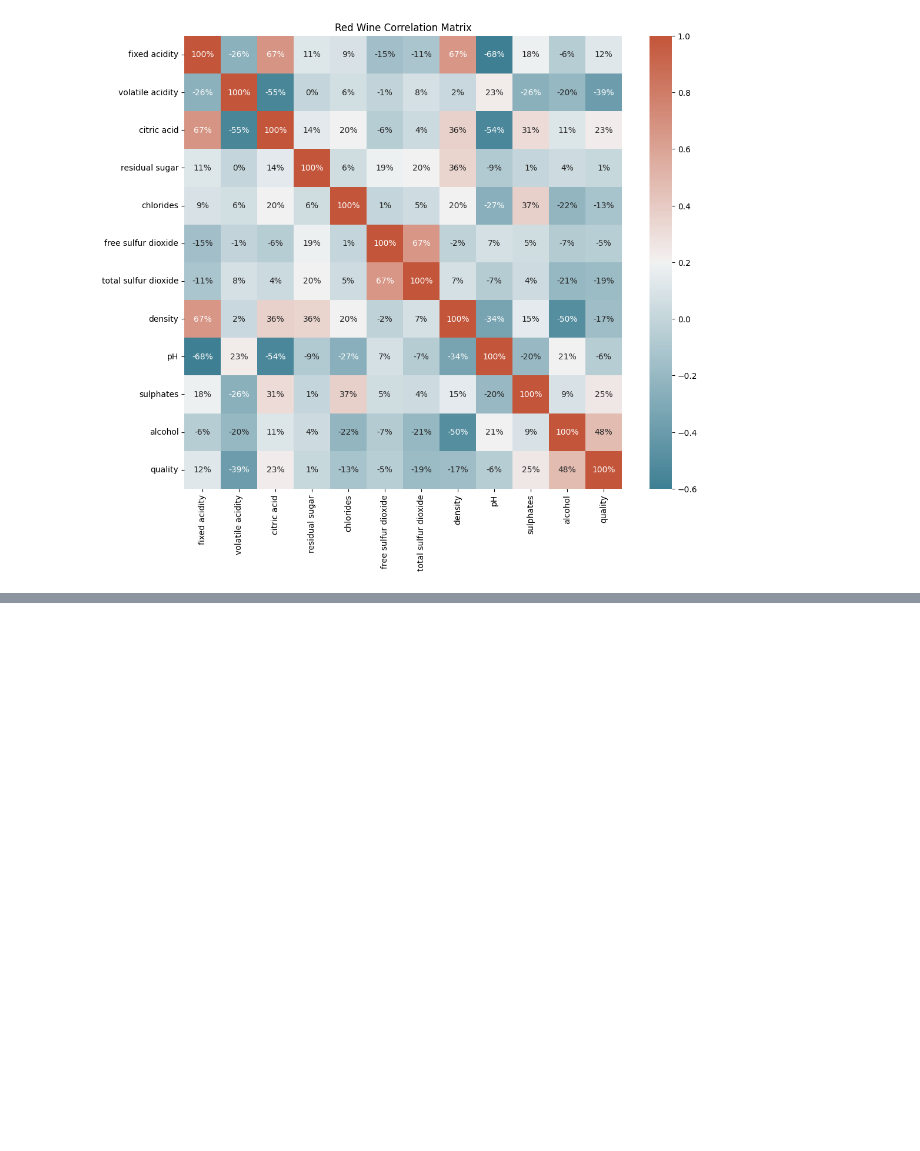
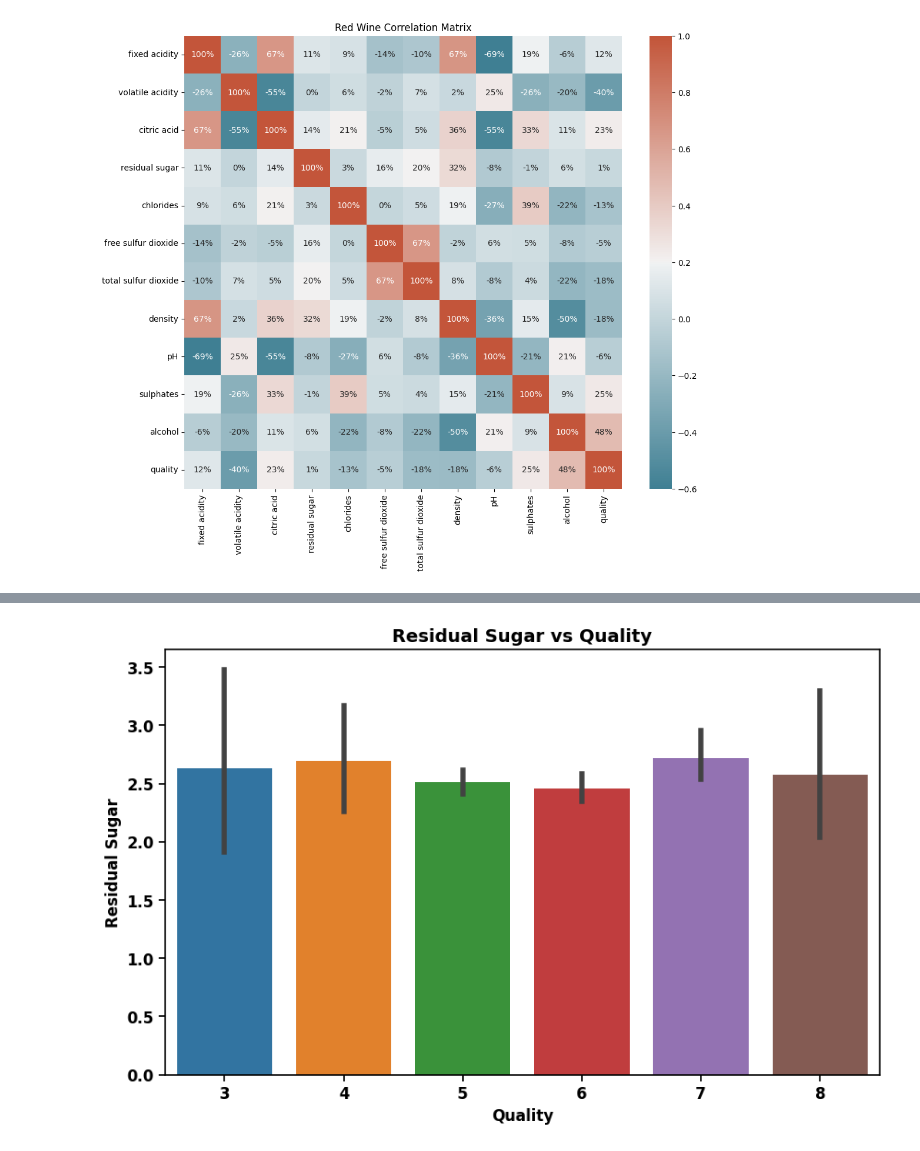
Before and after one commit to Priceaj89/DATA6550-Bias-Reproducibility, a Jupyter notebook: CODE/PRICE/Wine_reproduceability_AlexanderPrice.ipynb, the cells around one changed output, grey strips where cells are left out. Drawn from its saved outputs; the diff is of its cells as text; code cells hidden in the pictures; blank space fills up the shorter version.

```diff
--- a/CODE/PRICE/Wine_reproduceability_AlexanderPrice.ipynb
+++ b/CODE/PRICE/Wine_reproduceability_AlexanderPrice.ipynb
@@ -34,12 +34,2 @@ Name: count, dtype: int64
 # %%
 red_wine = red_wine_raw.copy()
-# %%
-red_wine['bad_wine'] = red_wine_raw['quality'] < 5
-red_wine['normal_wine'] = (red_wine_raw['quality'] >= 5) & (red_wine_raw['quality'] <= 6)
-red_wine['good_wine'] = red_wine_raw['quality'] >= 7
-# %%
-red_wine['bad_wine'] = red_wine['bad_wine'].astype(int)
-red_wine['normal_wine'] = red_wine['normal_wine'].astype(int)
-red_wine['good_wine'] = red_wine['good_wine'].astype(int)
-# %%
-red_wine = red_wine.drop(columns=['quality'])
@@ -153,0 +200,17 @@ plt.show()
+# %%
+plt.figure(figsize=(10,6))
+ax = sns.barplot(y='residual sugar', x='quality', data=red_wine, palette='tab10', err_kws={'linewidth': 4.0})
+ax.grid(False)
+ax.set_facecolor('white')
+plt.gcf().patch.set_facecolor('white')
+for spine in ax.spines.values(): spine.set_visible(True),spine.set_linewidth(1.2),spine.set_color('black')
+ax.tick_params(axis='x', which='major', bottom=True, top=False, length=5, width=1.2, direction='out', color='black', labelcolor='black')
+ax.tick_params(axis='y', which='major', left=True, right=False, length=5, width=1.2, direction='out', color='black', labelcolor='black')
+plt.ylabel('Residual Sugar', fontsize=12, fontweight='bold')
+plt.xlabel('Quality', fontsize=12, fontweight='bold')
+plt.title('Residual Sugar vs Quality', fontsize=14, fontweight='bold')
+plt.yticks(fontsize=12, fontweight='bold')
+plt.xticks(fontsize=12, fontweight='bold')
+plt.show()
+# %% [output]
+[figure, added]
```
Also changed, not shown: parts of 27 cells of this notebook.
